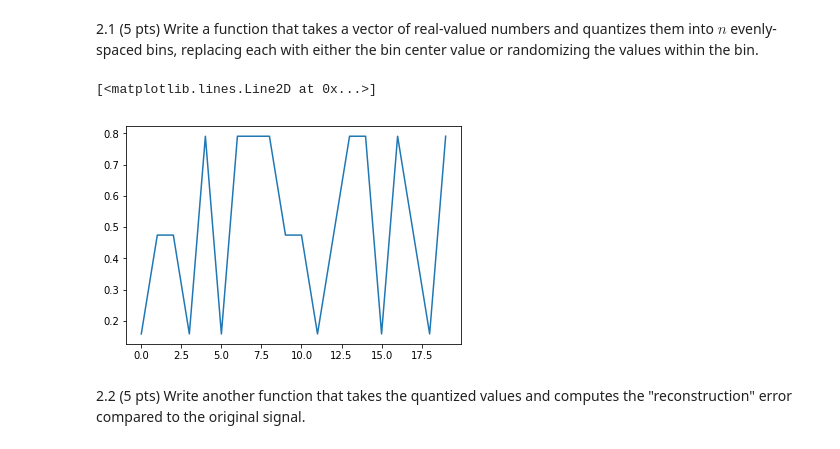
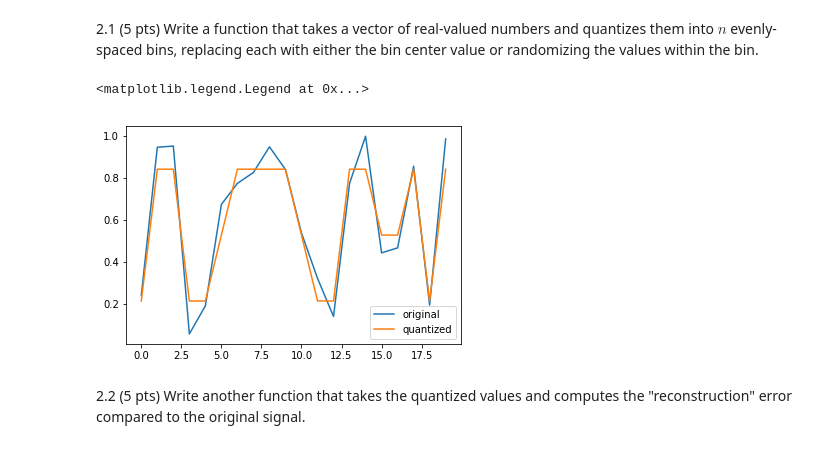
Before and after one commit to brennanmcfarland/computational-perception-class, a Jupyter notebook: CP-A2-bfm21.ipynb, the cells around one changed output. Cells and saved outputs as stored; diff of their text form; code cells hidden in the pictures.

```diff
--- a/CP-A2-bfm21.ipynb
+++ b/CP-A2-bfm21.ipynb
@@ -172,10 +172,12 @@ def quantize(values, n):
 # %%
 test_signal = np.random.uniform(0, 1, 20)
 quantized_test_signal = quantize(test_signal, 3)
-plt.plot(quantized_test_signal)
+plt.plot(test_signal, label='original')
+plt.plot(quantized_test_signal, label='quantized')
+plt.legend()
 # %% [output]
-[<matplotlib.lines.Line2D at 0x...>]
+<matplotlib.legend.Legend at 0x...>
-[figure, old version]
+[figure, new version]
 # %% [markdown]
 2.2 (5 pts) Write another function that takes the quantized values and computes the "reconstruction" error compared to the original signal.
 # %%
```
Also changed, not shown: parts of 11 cells of this notebook.
